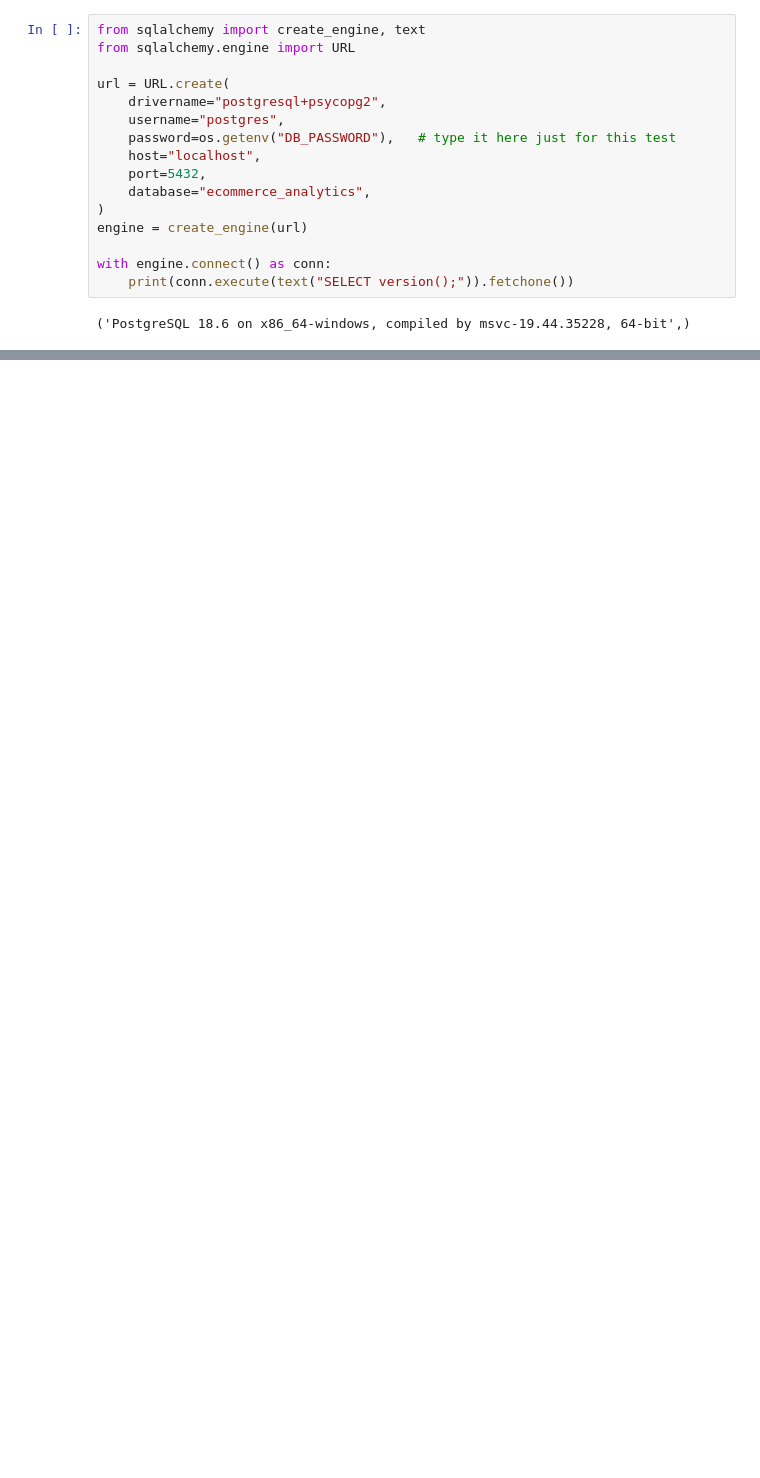
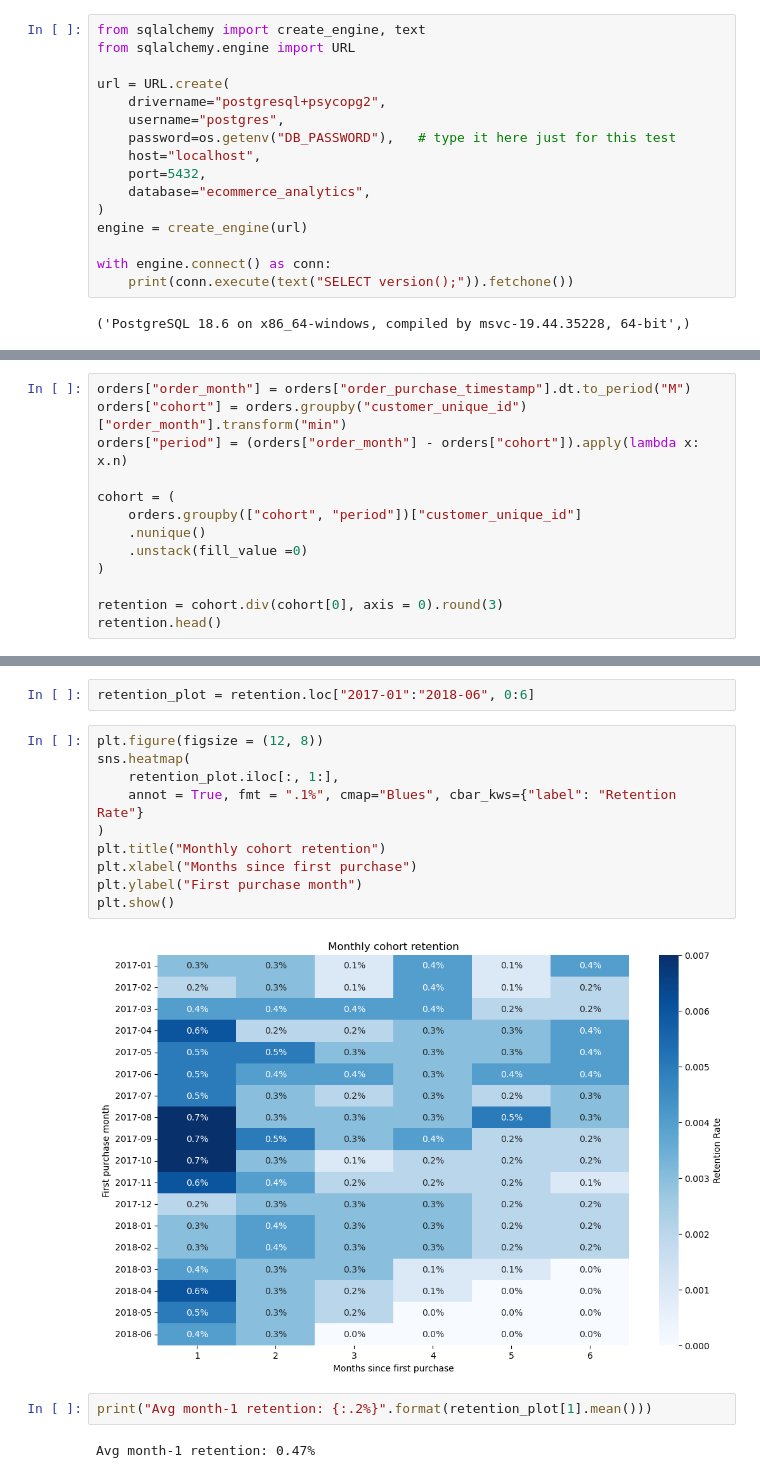
Before and after one commit to Shauryavish010/E-commerce-Customer-Retention-and-RFM-Analytics, a Jupyter notebook: python/customer_analysis.ipynb, the cells around one changed output, grey strips where cells are left out. Saved outputs shown, nothing was run; the diff lists cells and outputs as text; blank space fills up the shorter version.

```diff
--- a/python/customer_analysis.ipynb
+++ b/python/customer_analysis.ipynb
@@ -103,0 +229,13 @@ UsageError: Line magic function `%git` not found.
+# %%
+orders["order_month"] = orders["order_purchase_timestamp"].dt.to_period("M")
+orders["cohort"] = orders.groupby("customer_unique_id")["order_month"].transform("min")
+orders["period"] = (orders["order_month"] - orders["cohort"]).apply(lambda x: x.n)
+
+cohort = (
+    orders.groupby(["cohort", "period"])["customer_unique_id"]
+    .nunique()
+    .unstack(fill_value =0)
+)
+
+retention = cohort.div(cohort[0], axis = 0).round(3)
+retention.head()
@@ -103,0 +250,18 @@ UsageError: Line magic function `%git` not found.
+# %%
+retention_plot = retention.loc["2017-01":"2018-06", 0:6]
+# %%
+plt.figure(figsize = (12, 8))
+sns.heatmap(
+    retention_plot.iloc[:, 1:],
+    annot = True, fmt = ".1%", cmap="Blues", cbar_kws={"label": "Retention Rate"}
+)
+plt.title("Monthly cohort retention")
+plt.xlabel("Months since first purchase")
+plt.ylabel("First purchase month")
+plt.show()
+# %% [output]
+[figure, added]
+# %%
+print("Avg month-1 retention: {:.2%}".format(retention_plot[1].mean()))
+# %% [output]
+Avg month-1 retention: 0.47%
```
Also changed, not shown: parts of 11 cells of this notebook, 2 other files.
